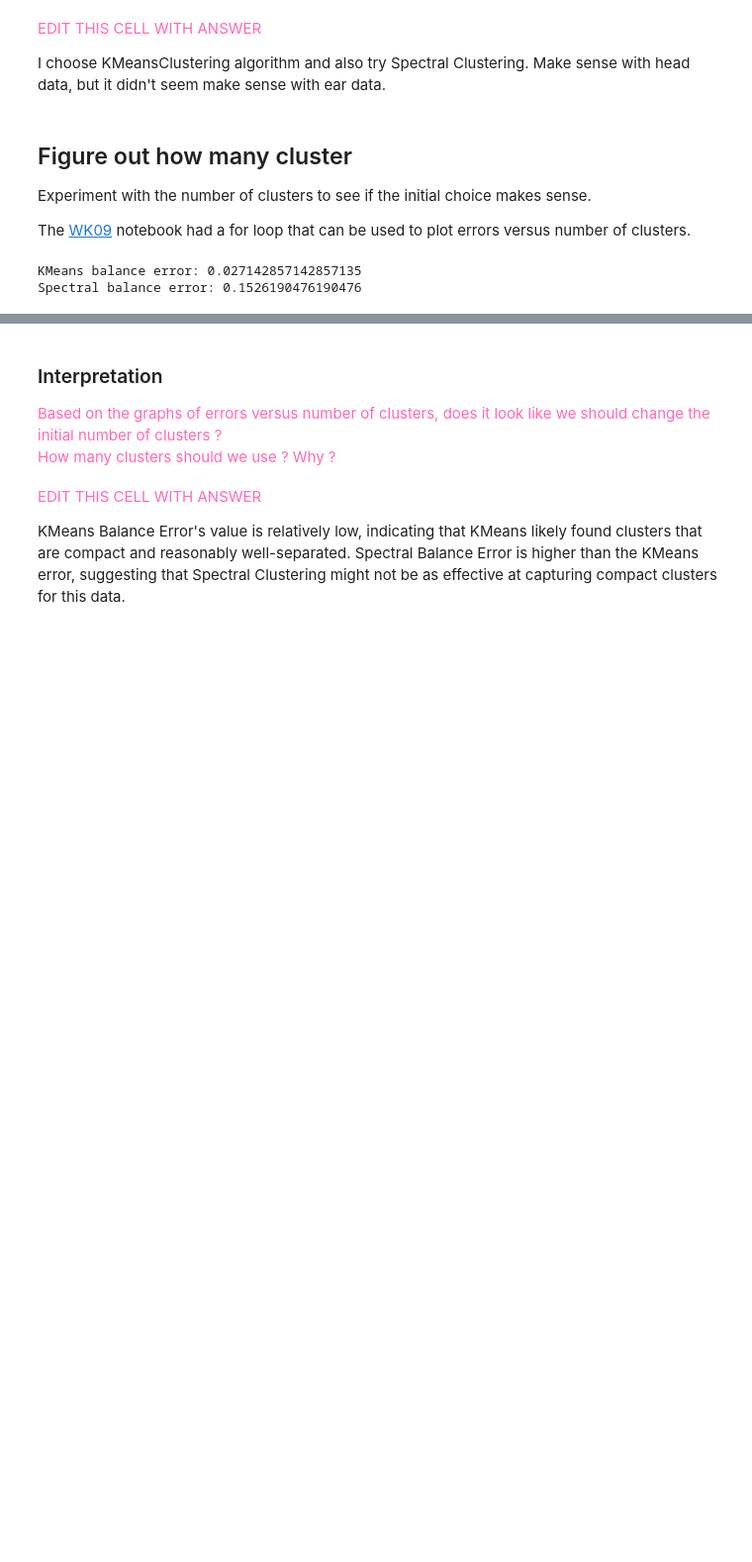
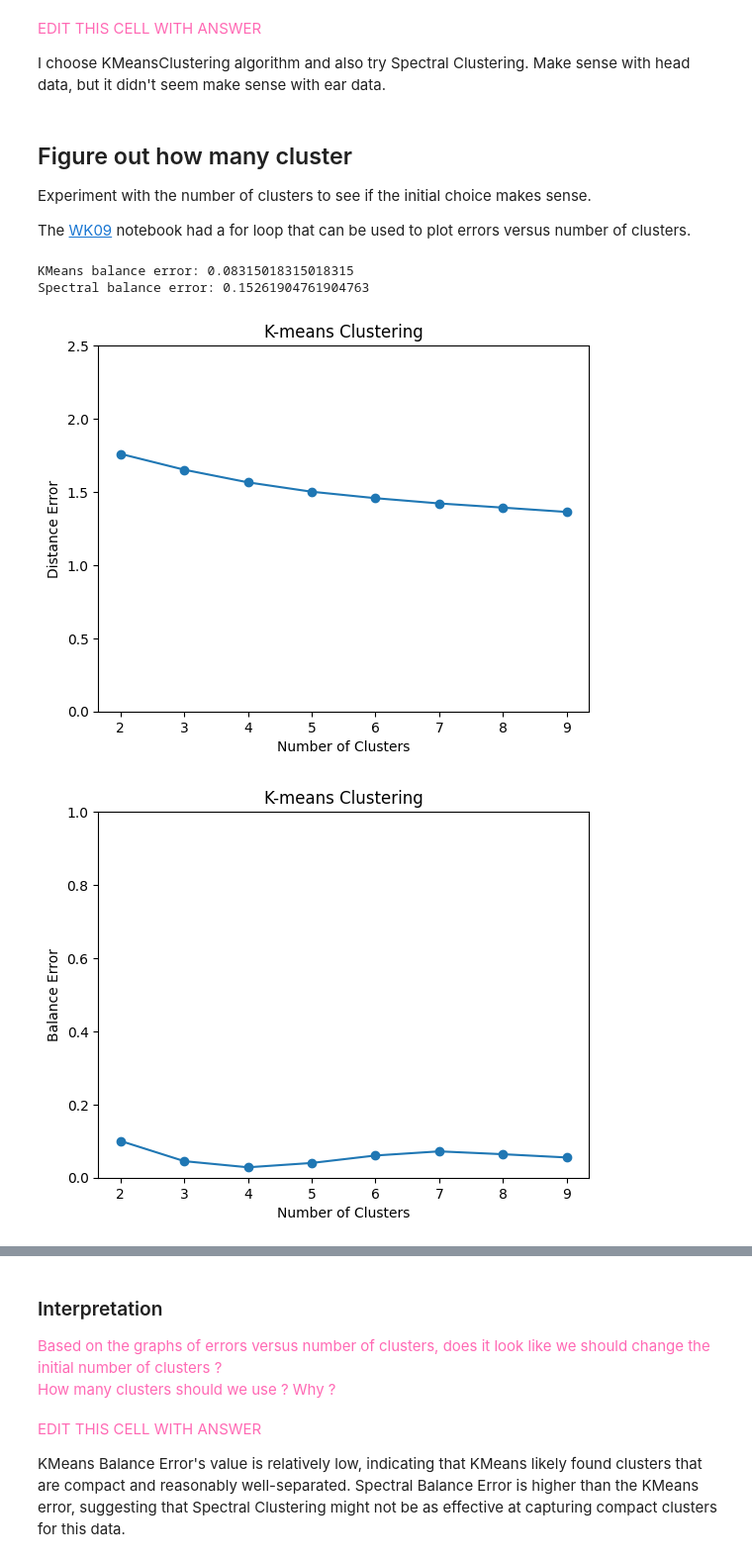
Before and after one commit to yiwang24idmmachinelearning/HW09, a Jupyter notebook: HW09.ipynb, the cells around one changed output, grey strips where cells are left out. Shown at 99% size. Cells and saved outputs as stored; diff of their text form; code cells hidden in the pictures; blank space fills up the shorter version.

```diff
--- a/HW09.ipynb
+++ b/HW09.ipynb
@@ -224,10 +224,73 @@ I choose KMeansClustering algorithm and also try Spectral Clustering. Make sense
 Experiment with the number of clusters to see if the initial choice makes sense.
 
 The [WK09](https://github.com/DM-GY-9103-2024F-H/WK09) notebook had a for loop that can be used to plot errors versus number of clusters.
-# %%
-## Plot errors and pick how many cluster
-print("KMeans balance error:", km_model.balance_error())
-print("Spectral balance error:", sc_model.balance_error())
-# %% [output]
-KMeans balance error: 0.027142857142857135
-Spectral balance error: 0.1526190476190476
+# %%
+## Plot errors and pick how many cluster
+print("KMeans balance error:", km_model.balance_error())
+print("Spectral balance error:", sc_model.balance_error())
+#KMeans Clustering
+# try 2 - 10 clusters for K-Means Clustering
+num_clusters = list(range(2,10))
+
+# collect distance, likelihood and balance errors
+dist_err = []
+like_err = []
+bala_err = []
+
+# get distance, likelihood and balance for different clustering sizes
+for n in num_clusters:
+  mm = KMeansClustering(n_clusters=n)
+  mm.fit_predict(ansur_features)
+  dist_err.append(mm.distance_error())
+  bala_err.append(mm.balance_error())
+
+# plot errors as function of number of clusters
+plt.plot(num_clusters, dist_err, marker='o')
+plt.xlabel("Number of Clusters")
+plt.ylabel("Distance Error")
+plt.title("K-means Clustering")
+plt.ylim([0, 2.5])
+plt.show()
+
+plt.plot(num_clusters, bala_err, marker='o')
+plt.xlabel("Number of Clusters")
+plt.ylabel("Balance Error")
+plt.title("K-means Clustering")
+plt.ylim([0, 1])
+plt.show()
+
+# Spectral Clustering
+# try 2 - 10 clusters for Spectral Clustering
+num_clusters = list(range(2,10))
+
+# collect distance, likelihood and balance errors
+dist_err = []
+like_err = []
+bala_err = []
+
+# get distance, likelihood and balance for different clustering sizes
+for n in num_clusters:
+  mm = SpectralClustering(n_clusters=n)
+  mm.fit_predict(ansur_features)
+  dist_err.append(mm.distance_error())
+  bala_err.append(mm.balance_error())
+
+# plot errors as function of number of clusters
+plt.plot(num_clusters, dist_err, marker='o')
+plt.xlabel("Number of Clusters")
+plt.ylabel("Distance Error")
+plt.title("Spectral Clustering")
+plt.ylim([0, 2.5])
+plt.show()
+
+plt.plot(num_clusters, bala_err, marker='o')
+plt.xlabel("Number of Clusters")
+plt.ylabel("Balance Error")
+plt.title("Spectral Clustering")
+plt.ylim([0, 1])
+plt.show()
+# %% [output]
+KMeans balance error: 0.08315018315018315
+Spectral balance error: 0.15261904761904763
+[figure, added]
+[figure, added]
```
Also changed, not shown: parts of 9 cells of this notebook.
